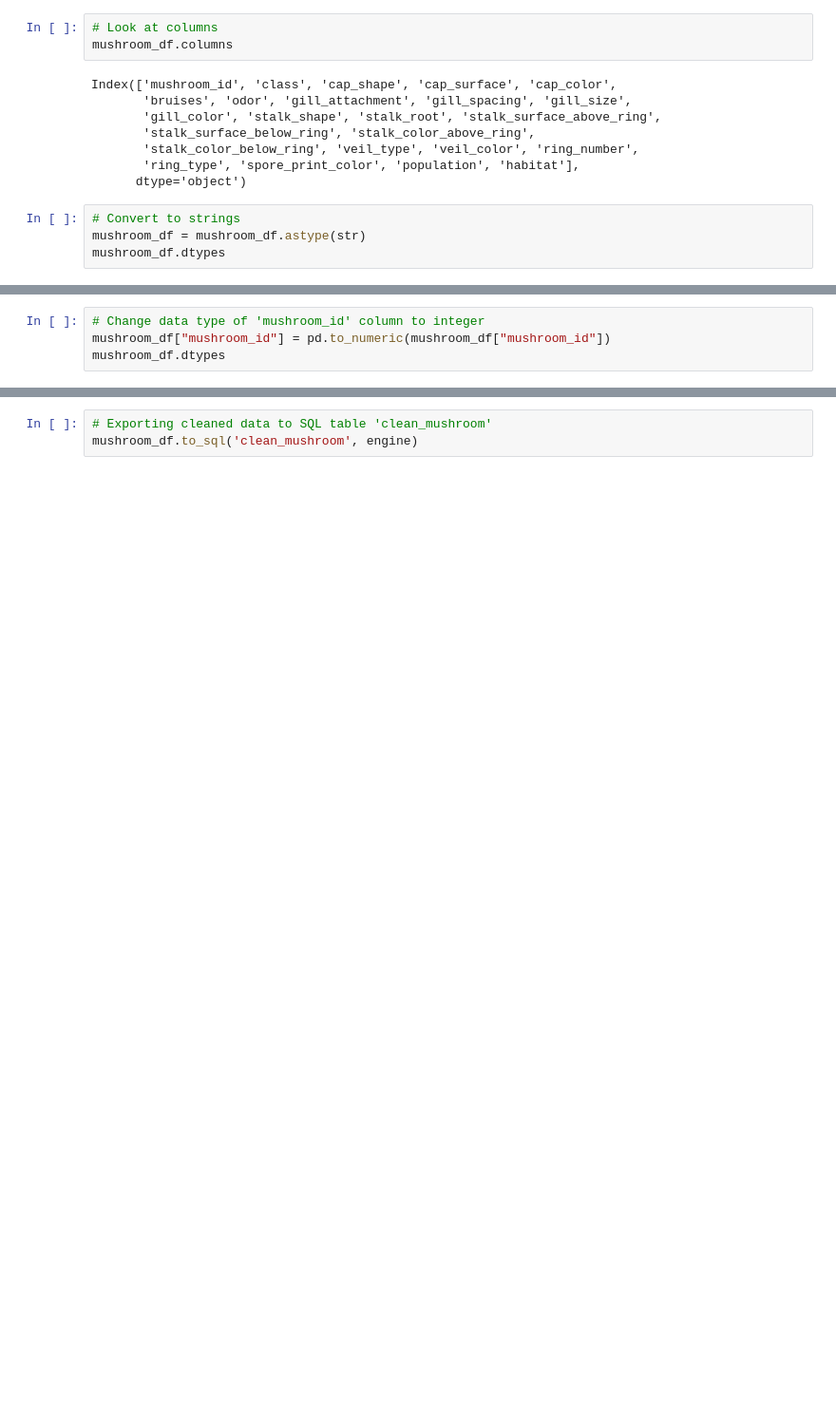
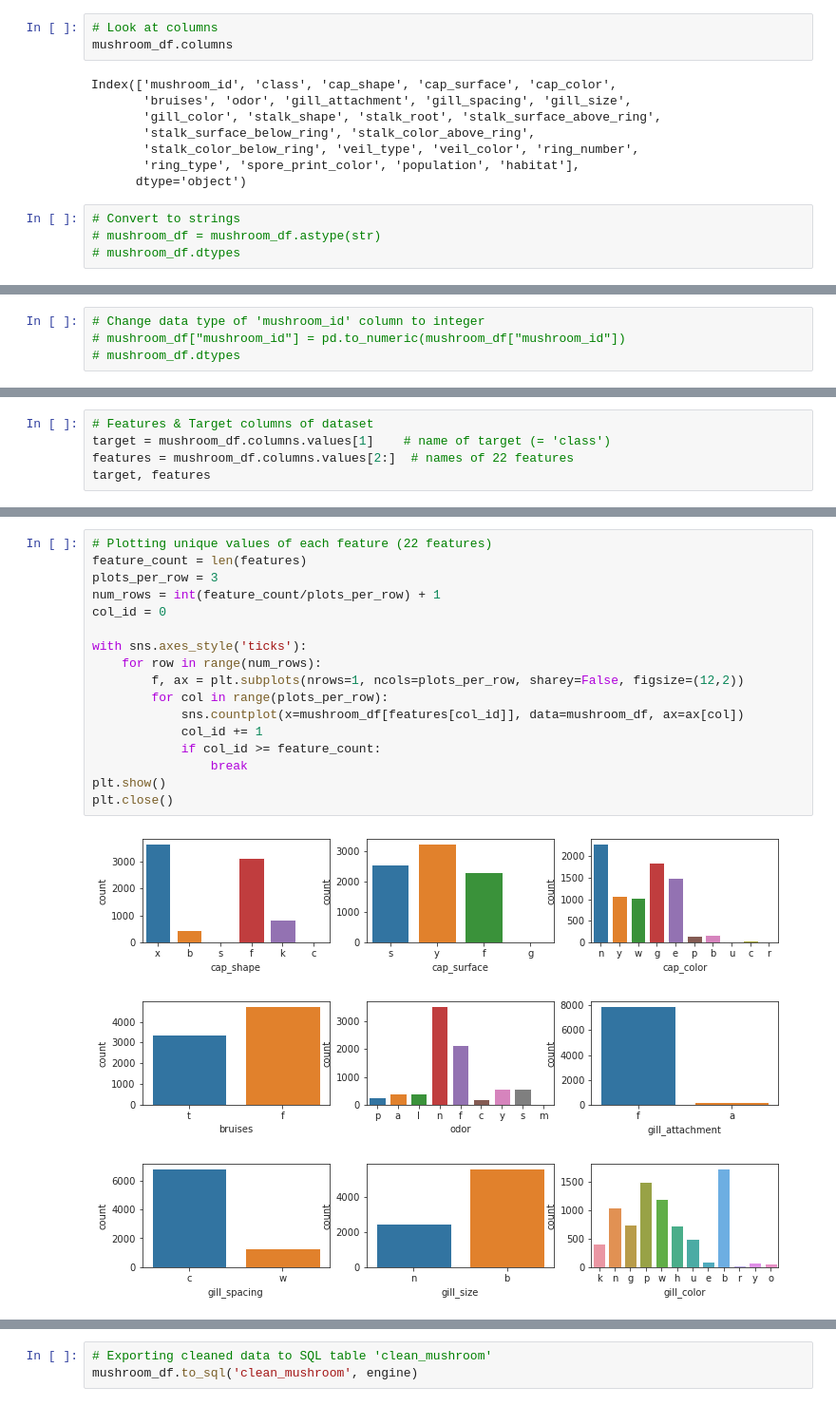
Before and after one commit to Vaishali715/Final_Project, a Jupyter notebook: mushrooms_neural_net.ipynb, the cells around one changed output, grey strips where cells are left out. Shown: that part at 95% size. Cells and saved outputs as stored; diff of their text form; blank space fills up the shorter version.

```diff
--- a/mushrooms_neural_net.ipynb
+++ b/mushrooms_neural_net.ipynb
@@ -46,5 +75,5 @@ Index(['mushroom_id', 'class', 'cap_shape', 'cap_surface', 'cap_color',
       dtype='object')
 # %%
 # Convert to strings
-mushroom_df = mushroom_df.astype(str)
-mushroom_df.dtypes
+# mushroom_df = mushroom_df.astype(str)
+# mushroom_df.dtypes
@@ -69,4 +80,4 @@ dtype: object
 # %%
 # Change data type of 'mushroom_id' column to integer
-mushroom_df["mushroom_id"] = pd.to_numeric(mushroom_df["mushroom_id"])
-mushroom_df.dtypes
+# mushroom_df["mushroom_id"] = pd.to_numeric(mushroom_df["mushroom_id"])
+# mushroom_df.dtypes
@@ -93,0 +106,5 @@ mushroom_df = mushroom_df.dropna()
+# %%
+# Features & Target columns of dataset
+target = mushroom_df.columns.values[1]    # name of target (= 'class')
+features = mushroom_df.columns.values[2:]  # names of 22 features
+target, features
@@ -93,0 +142,21 @@ mushroom_df = mushroom_df.dropna()
+# %%
+# Plotting unique values of each feature (22 features)
+feature_count = len(features)
+plots_per_row = 3
+num_rows = int(feature_count/plots_per_row) + 1
+col_id = 0
+
+with sns.axes_style('ticks'):
+    for row in range(num_rows):
+        f, ax = plt.subplots(nrows=1, ncols=plots_per_row, sharey=False, figsize=(12,2))
+        for col in range(plots_per_row):
+            sns.countplot(x=mushroom_df[features[col_id]], data=mushroom_df, ax=ax[col])
+            col_id += 1
+            if col_id >= feature_count:
+                break
+plt.show()
+plt.close()
+# %% [output]
+[figure, added]
+[figure, added]
+[figure, added]
```
Also changed, not shown: parts of 32 cells of this notebook.
